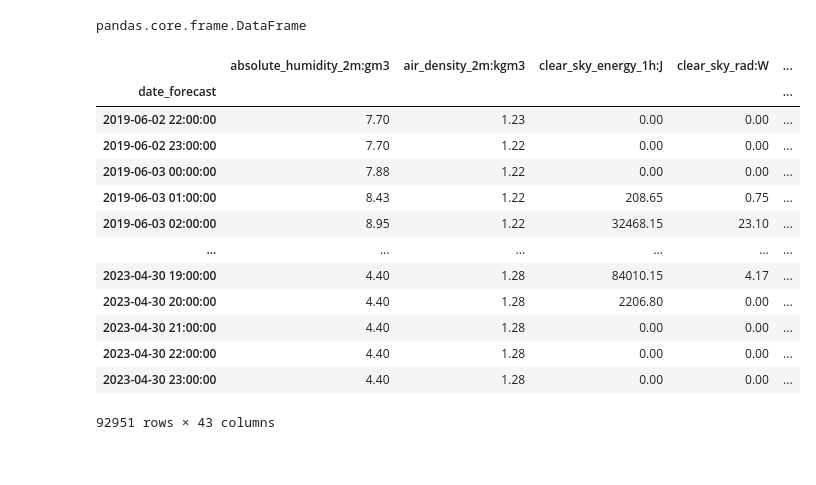
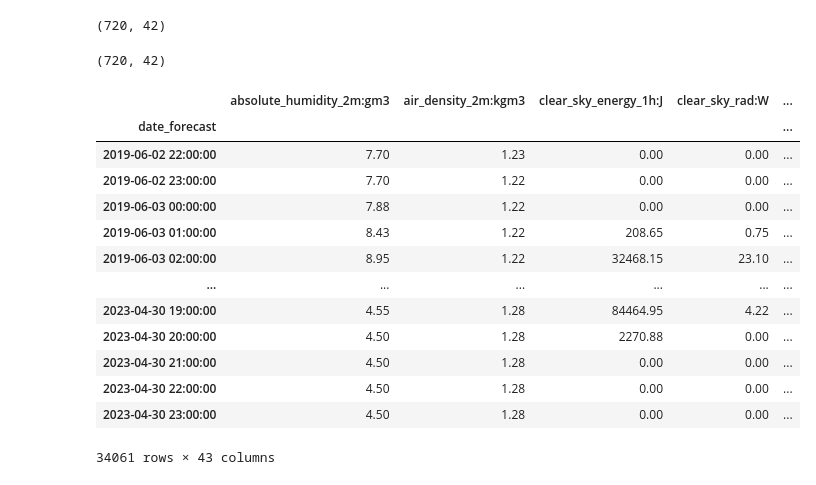
Before and after one commit to Claxl/Solar-Energy-Production-Forecasting, a Jupyter notebook: Data Exploration/EDA/FeatureSelection.ipynb, the cells around one changed output. Drawn from its saved outputs; the diff is of its cells as text; code cells hidden in the pictures.

```diff
--- a/Data Exploration/EDA/FeatureSelection.ipynb
+++ b/Data Exploration/EDA/FeatureSelection.ipynb
@@ -56,34 +54,41 @@ KeyError: "None of ['date_forecast'] are in the columns"
-# %%
-type(df_train_obs_A)
-# %% [output]
-pandas.core.frame.DataFrame
-# %%
-df_A = pd.concat([df_train_obs_A, df_train_est_A])
-
-# Concatenazione per B
-df_B = pd.concat([df_train_obs_B, df_train_est_B])
-
-# Concatenazione per C
-df_C = pd.concat([df_train_obs_C, df_train_est_C])
-
-# Ora puoi concatenare questi tre dataframe in uno solo, se necessario.
-df_train = pd.concat([df_A, df_B, df_C])
-df_train
-# %% [output]
-|  | absolute_humidity_2m:gm3 | air_density_2m:kgm3 | clear_sky_energy_1h:J | clear_sky_rad:W | ... |
-| date_forecast |  |  |  |  | ... |
-| 2019-06-02 22:00:00 | 7.70 | 1.23 | 0.00 | 0.00 | ... |
-| 2019-06-02 23:00:00 | 7.70 | 1.22 | 0.00 | 0.00 | ... |
-| 2019-06-03 00:00:00 | 7.88 | 1.22 | 0.00 | 0.00 | ... |
-| 2019-06-03 01:00:00 | 8.43 | 1.22 | 208.65 | 0.75 | ... |
-| 2019-06-03 02:00:00 | 8.95 | 1.22 | 32468.15 | 23.10 | ... |
-| ... | ... | ... | ... | ... | ... |
-| 2023-04-30 19:00:00 | 4.40 | 1.28 | 84010.15 | 4.17 | ... |
-| 2023-04-30 20:00:00 | 4.40 | 1.28 | 2206.80 | 0.00 | ... |
-| 2023-04-30 21:00:00 | 4.40 | 1.28 | 0.00 | 0.00 | ... |
-| 2023-04-30 22:00:00 | 4.40 | 1.28 | 0.00 | 0.00 | ... |
-| 2023-04-30 23:00:00 | 4.40 | 1.28 | 0.00 | 0.00 | ... |
-92951 rows × 43 columns
+# %%
+df_test_C.shape
+# %% [output]
+(720, 42)
+# %%
+df_test = df_test_A
+#= pd.concat([, df_test_B])
+# = pd.concat([df_A, df_test_C])
+print(df_test.shape)# Ora puoi concatenare questi tre dataframe in uno solo, se necessario.
+# %% [output]
+(720, 42)
+# %%
+df_train = pd.concat([df_train_obs_A, df_train_est_A])
+
+# Concatenazione per B
+df_B = pd.concat([df_train_obs_B, df_train_est_B])
+
+# Concatenazione per C
+df_C = pd.concat([df_train_obs_C, df_train_est_C])
+
+# Ora puoi concatenare questi tre dataframe in uno solo, se necessario.
+#df_train = pd.concat([df_A, df_B, df_C])
+df_train
+# %% [output]
+|  | absolute_humidity_2m:gm3 | air_density_2m:kgm3 | clear_sky_energy_1h:J | clear_sky_rad:W | ... |
+| date_forecast |  |  |  |  | ... |
+| 2019-06-02 22:00:00 | 7.70 | 1.23 | 0.00 | 0.00 | ... |
+| 2019-06-02 23:00:00 | 7.70 | 1.22 | 0.00 | 0.00 | ... |
+| 2019-06-03 00:00:00 | 7.88 | 1.22 | 0.00 | 0.00 | ... |
+| 2019-06-03 01:00:00 | 8.43 | 1.22 | 208.65 | 0.75 | ... |
+| 2019-06-03 02:00:00 | 8.95 | 1.22 | 32468.15 | 23.10 | ... |
+| ... | ... | ... | ... | ... | ... |
+| 2023-04-30 19:00:00 | 4.55 | 1.28 | 84464.95 | 4.22 | ... |
+| 2023-04-30 20:00:00 | 4.50 | 1.28 | 2270.88 | 0.00 | ... |
+| 2023-04-30 21:00:00 | 4.50 | 1.28 | 0.00 | 0.00 | ... |
+| 2023-04-30 22:00:00 | 4.50 | 1.28 | 0.00 | 0.00 | ... |
+| 2023-04-30 23:00:00 | 4.50 | 1.28 | 0.00 | 0.00 | ... |
+34061 rows × 43 columns
 # %%
 features_name = [c for c in df_train.columns if c != 'pv_measurement']
 target = 'pv_measurement'
```
Also changed, not shown: parts of 30 cells of this notebook, 4 other files.
